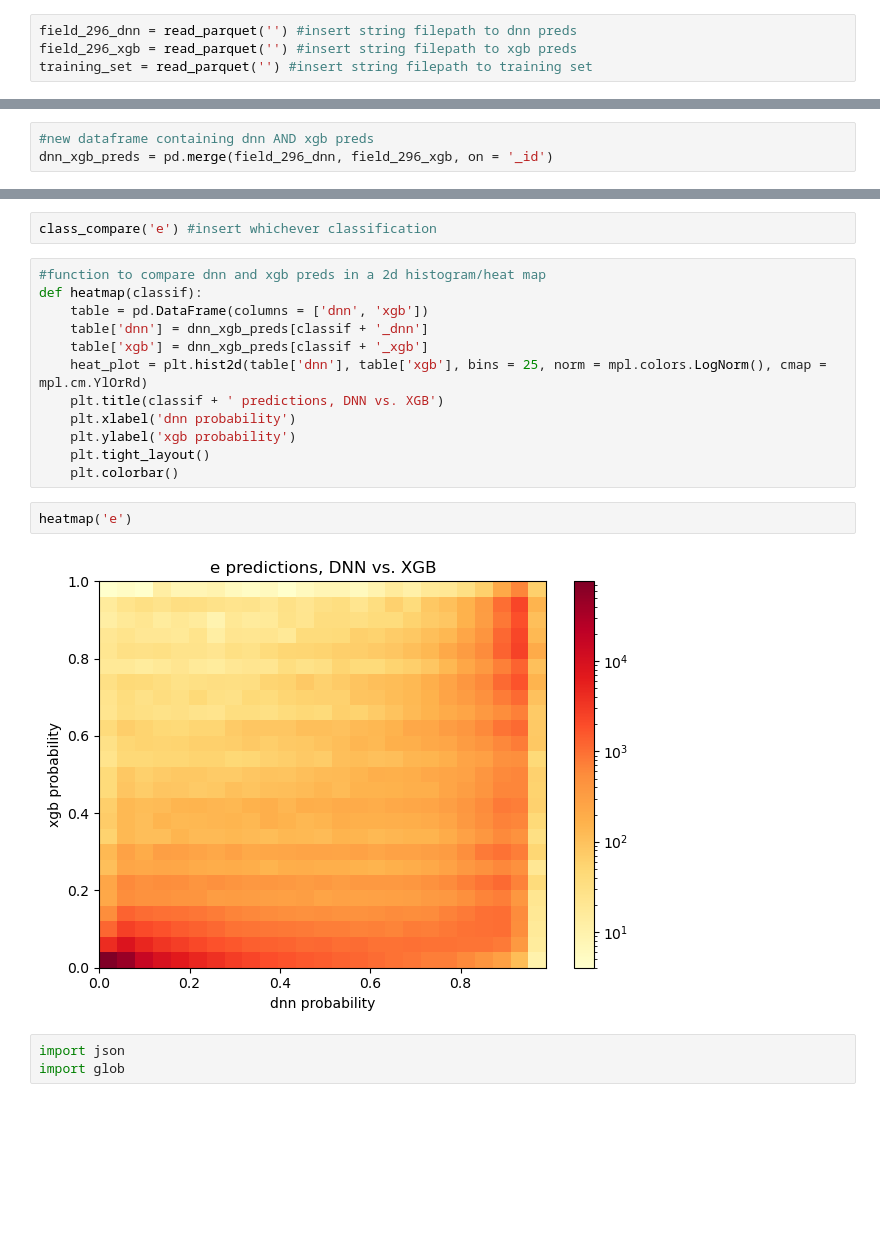
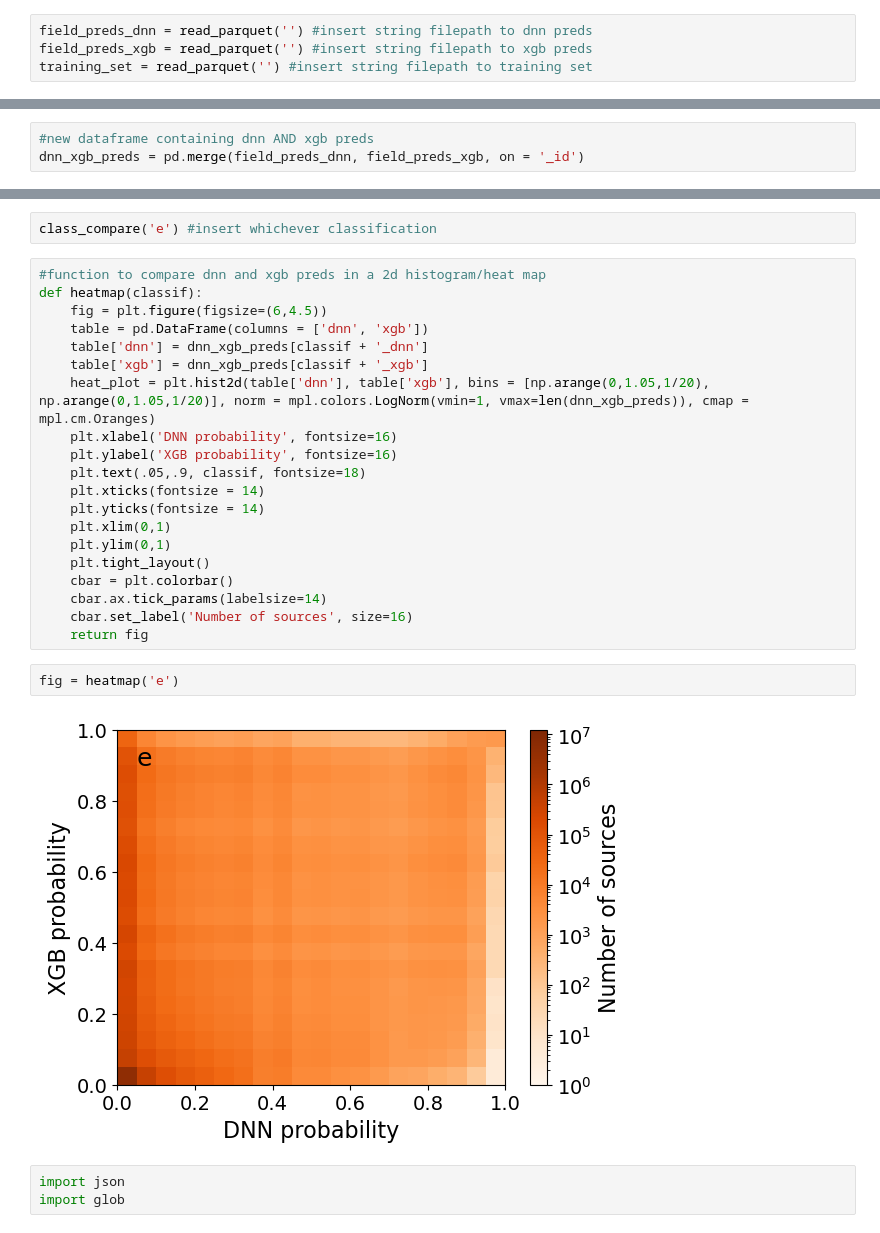
Before and after one commit to ZwickyTransientFacility/scope-ml, a Jupyter notebook: tools/SCoPe_data_analysis_plots.ipynb, the cells around one changed output, grey strips where cells are left out. Saved outputs shown, nothing was run; the diff lists cells and outputs as text; blank space fills up the shorter version.

Commit message:
Add new plots to data analysis notebook (#482)
* Add feature importance, dnn vs xgb performance plots

* Include melman in kowalski query notebook headers

```diff
--- a/tools/SCoPe_data_analysis_plots.ipynb
+++ b/tools/SCoPe_data_analysis_plots.ipynb
@@ -7,8 +8,8 @@ import pandas as pd
 from scope.utils import read_parquet
 from scope.utils import read_hdf
 # %%
-field_296_dnn = read_parquet('') #insert string filepath to dnn preds
-field_296_xgb = read_parquet('') #insert string filepath to xgb preds
+field_preds_dnn = read_parquet('') #insert string filepath to dnn preds
+field_preds_xgb = read_parquet('') #insert string filepath to xgb preds
 training_set = read_parquet('') #insert string filepath to training set
 # %%
 classifications = [] # create a list of the 44 classifications in alphabetical order
@@ -144,6 +145,6 @@ hist_plot('e') #input whichever classification you want
 # %%
 #new dataframe containing dnn AND xgb preds
-dnn_xgb_preds = pd.merge(field_296_dnn, field_296_xgb, on = '_id')
+dnn_xgb_preds = pd.merge(field_preds_dnn, field_preds_xgb, on = '_id')
 # %%
 #function to make a scatter plot comparing dnn and xgb predictions, with agreement stat
 def class_compare(classif):
@@ -169,19 +170,27 @@ class_compare('e') #insert whichever classification
 # %%
 #function to compare dnn and xgb preds in a 2d histogram/heat map
 def heatmap(classif):
+    fig = plt.figure(figsize=(6,4.5))
     table = pd.DataFrame(columns = ['dnn', 'xgb'])
     table['dnn'] = dnn_xgb_preds[classif + '_dnn']
     table['xgb'] = dnn_xgb_preds[classif + '_xgb']
-    heat_plot = plt.hist2d(table['dnn'], table['xgb'], bins = 25, norm = mpl.colors.LogNorm(), cmap = mpl.cm.YlOrRd)
-    plt.title(classif + ' predictions, DNN vs. XGB')
-    plt.xlabel('dnn probability')
-    plt.ylabel('xgb probability')
+    heat_plot = plt.hist2d(table['dnn'], table['xgb'], bins = [np.arange(0,1.05,1/20), np.arange(0,1.05,1/20)], norm = mpl.colors.LogNorm(vmin=1, vmax=len(dnn_xgb_preds)), cmap = mpl.cm.Oranges)
+    plt.xlabel('DNN probability', fontsize=16)
+    plt.ylabel('XGB probability', fontsize=16)
+    plt.text(.05,.9, classif, fontsize=18)
+    plt.xticks(fontsize = 14)
+    plt.yticks(fontsize = 14)
+    plt.xlim(0,1)
+    plt.ylim(0,1)
     plt.tight_layout()
-    plt.colorbar()
+    cbar = plt.colorbar()
+    cbar.ax.tick_params(labelsize=14)
+    cbar.set_label('Number of sources', size=16)
+    return fig
 # %%
-heatmap('e')
+fig = heatmap('e')
 # %% [output]
-[figure, old version]
+[figure, new version]
 # %%
 import json
 import glob
```
Also changed, not shown: parts of 15 cells of this notebook, 1 other file.
